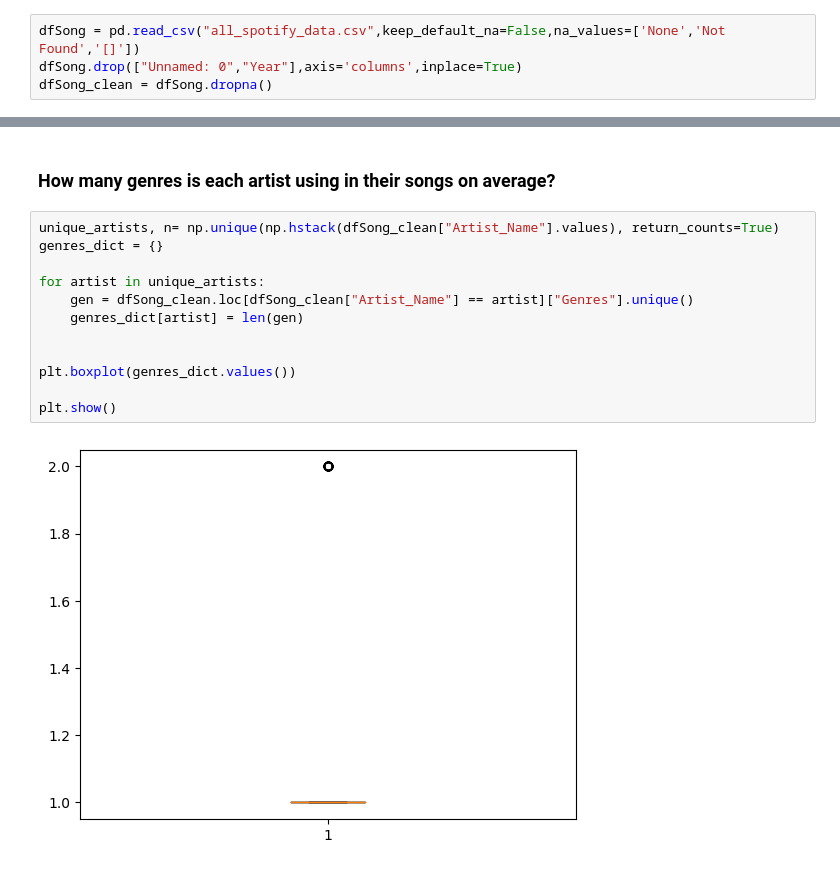
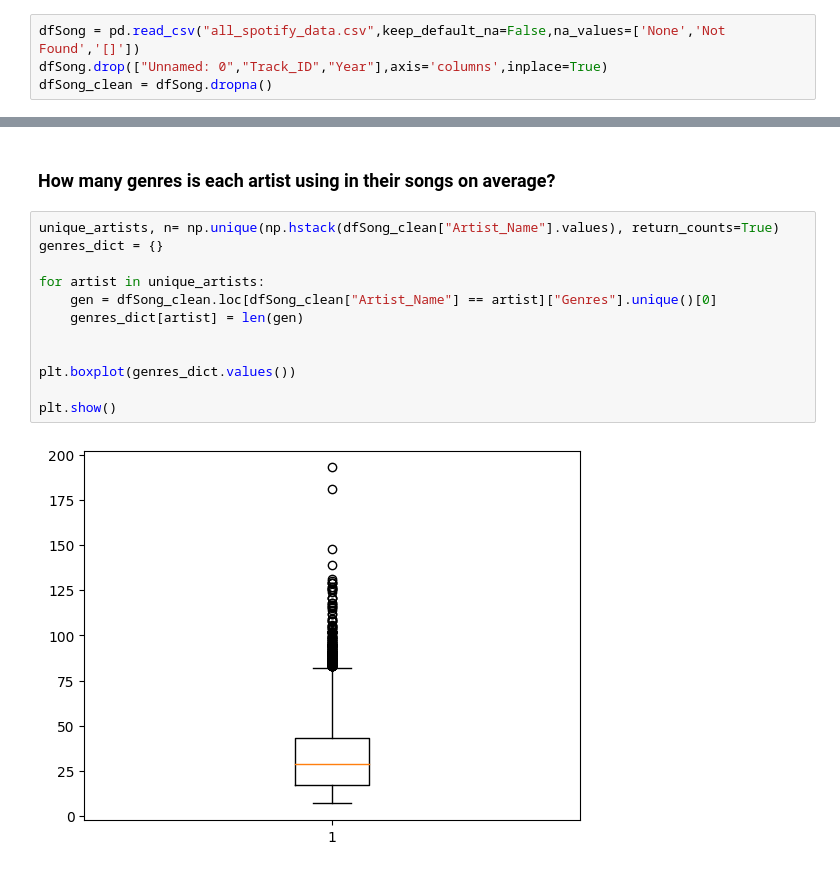
Before and after one commit to PiCake314/CSCI3022FinalProject, a Jupyter notebook: FinalProject.ipynb, the cells around one changed output, grey strips where cells are left out. Drawn from its saved outputs; the diff is of its cells as text.

```diff
--- a/FinalProject.ipynb
+++ b/FinalProject.ipynb
@@ -904,7 +904,7 @@ fig.savefig(ax.get_title()+".png")
 [figure]
 # %%
 dfSong = pd.read_csv("all_spotify_data.csv",keep_default_na=False,na_values=['None','Not Found','[]'])
-dfSong.drop(["Unnamed: 0","Year"],axis='columns',inplace=True)
+dfSong.drop(["Unnamed: 0","Track_ID","Year"],axis='columns',inplace=True)
 dfSong_clean = dfSong.dropna()
 # %%
 unique_artists = np.unique(np.hstack(dfSong_clean["Artist_Name"].values)) #Counting artist occurences
@@ -1031,14 +1031,14 @@ Keep in mind this is only the number of songs in the data frame, not the actual
 # %%
 unique_artists, n= np.unique(np.hstack(dfSong_clean["Artist_Name"].values), return_counts=True)
 genres_dict = {}
 
 for artist in unique_artists:
-    gen = dfSong_clean.loc[dfSong_clean["Artist_Name"] == artist]["Genres"].unique()
+    gen = dfSong_clean.loc[dfSong_clean["Artist_Name"] == artist]["Genres"].unique()[0]
     genres_dict[artist] = len(gen)
 
 
 plt.boxplot(genres_dict.values())
 
 plt.show()
 # %% [output]
-[figure, old version]
+[figure, new version]
```
